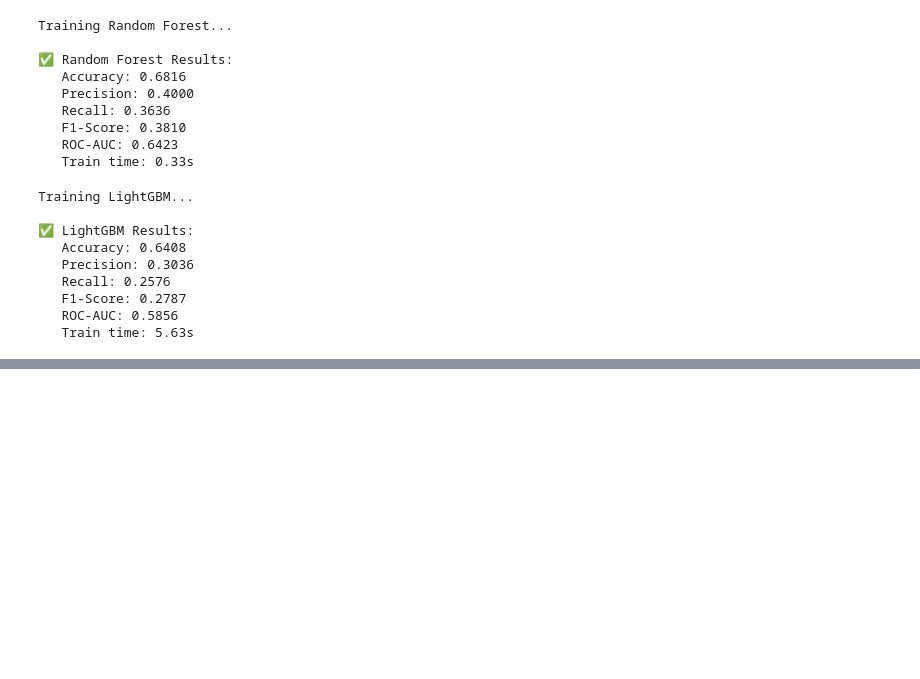
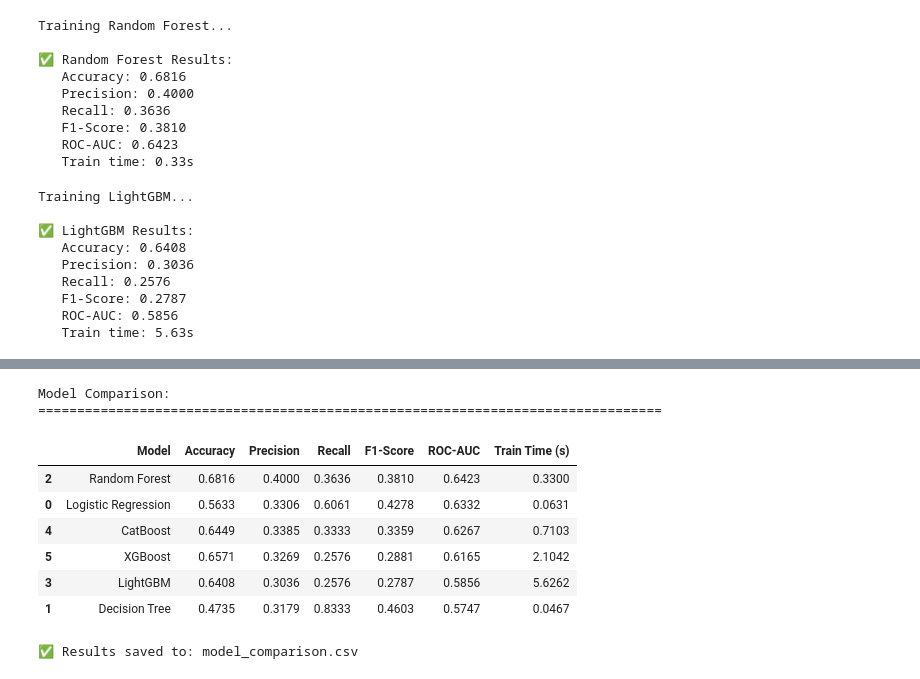
Before and after one commit to HarpinderC/ML-Business-Intelligence, a Jupyter notebook: customer-retention-analysis/notebooks/04_churn_modeling.ipynb, the cells around one changed output, grey strips where cells are left out. Drawn from its saved outputs; the diff is of its cells as text; code cells hidden in the pictures; blank space fills up the shorter version.

```diff
--- a/customer-retention-analysis/notebooks/04_churn_modeling.ipynb
+++ b/customer-retention-analysis/notebooks/04_churn_modeling.ipynb
@@ -441,0 +526,39 @@ Training LightGBM...
+# %%
+# ┌────────────────────────────────────────────────────────────┐
+# │ Compile Results                                            │
+# └────────────────────────────────────────────────────────────┘
+
+all_results = [lr_results, dt_results, rf_results, lgbm_results, cb_results, xgb_results]
+
+# Create comparison DataFrame
+comparison_df = pd.DataFrame([
+    {
+        'Model': r['model_name'],
+        'Accuracy': r['accuracy'],
+        'Precision': r['precision'],
+        'Recall': r['recall'],
+        'F1-Score': r['f1'],
+        'ROC-AUC': r['roc_auc'],
+        'Train Time (s)': r['train_time']
+    }
+    for r in all_results
+]).sort_values('ROC-AUC', ascending=False)
+
+print("Model Comparison:")
+print("="*80)
+display(comparison_df)
+
+# Save results
+comparison_df.to_csv(DIR_RESULTS / 'outputs' / 'model_comparison.csv', index=False)
+print("\n✅ Results saved to: model_comparison.csv")
+# %% [output]
+Model Comparison:
+================================================================================
+|  | Model | Accuracy | Precision | Recall | F1-Score | ROC-AUC | Train Time (s) |
+| 2 | Random Forest | 0.6816 | 0.4000 | 0.3636 | 0.3810 | 0.6423 | 0.3300 |
+| 0 | Logistic Regression | 0.5633 | 0.3306 | 0.6061 | 0.4278 | 0.6332 | 0.0631 |
+| 4 | CatBoost | 0.6449 | 0.3385 | 0.3333 | 0.3359 | 0.6267 | 0.7103 |
+| 5 | XGBoost | 0.6571 | 0.3269 | 0.2576 | 0.2881 | 0.6165 | 2.1042 |
+| 3 | LightGBM | 0.6408 | 0.3036 | 0.2576 | 0.2787 | 0.5856 | 5.6262 |
+| 1 | Decision Tree | 0.4735 | 0.3179 | 0.8333 | 0.4603 | 0.5747 | 0.0467 |
+✅ Results saved to: model_comparison.csv
```
Also changed, not shown: parts of 15 cells of this notebook, 5 other files.
